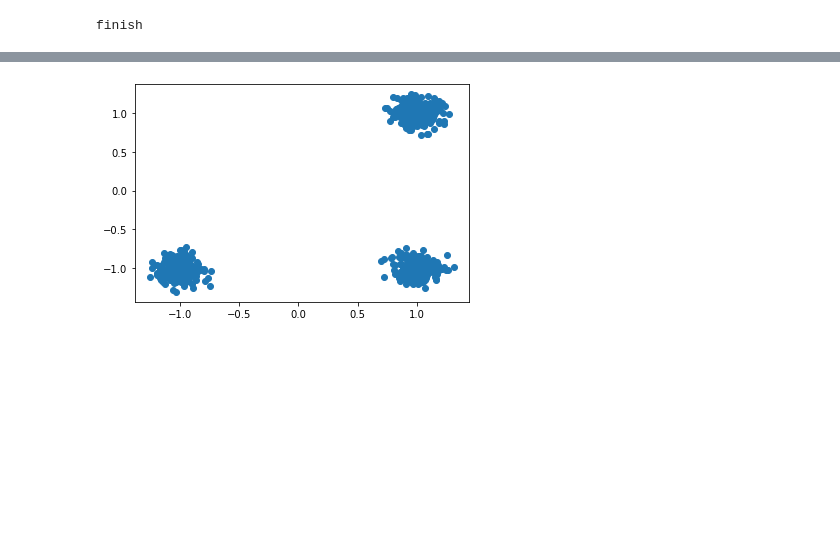
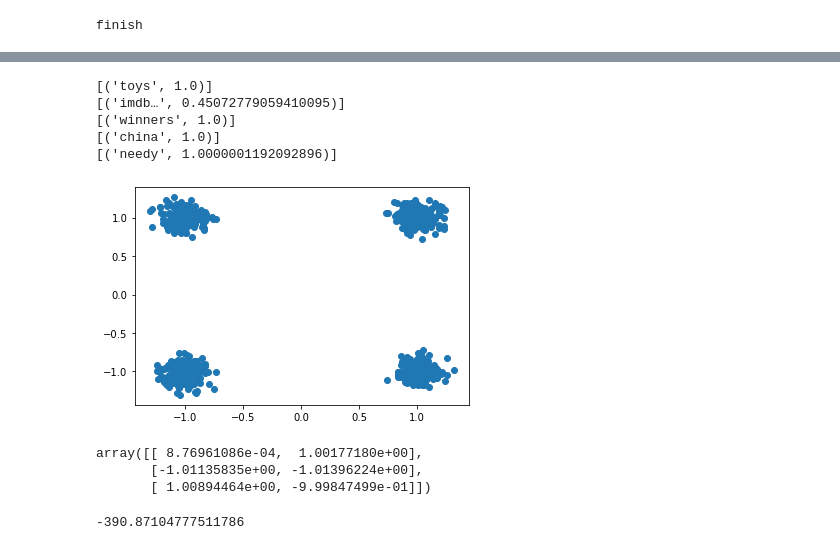
Before and after one commit to Isyohan/WeakSignalsBLM, a Jupyter notebook: BLM_Clustering.ipynb, the cells around one changed output, grey strips where cells are left out. Cells and saved outputs as stored; diff of their text form; code cells hidden in the pictures; blank space fills up the shorter version.

```diff
--- a/BLM_Clustering.ipynb
+++ b/BLM_Clustering.ipynb
@@ -251,18 +308,25 @@ for i in range(len(list_of_centroids_with_words[0])):
+# %%
+for i in range(len(list_of_centroids[0])):
+    print(word_vectors.similar_by_vector(list_of_centroids[120][i],topn=1))
+# %% [output]
+[('toys', 1.0)]
+[('imdb…', 0.45072779059410095)]
+[('winners', 1.0)]
+[('china', 1.0)]
+[('needy', 1.0000001192092896)]
 # %%
 from sklearn.datasets import make_blobs
 from sklearn.preprocessing import StandardScaler
 
-centers = [[1, 1], [-1, -1], [1, -1]]
-def my_init(X,n_clusters):
-    centroids=np.array([[1, 1], [-1, -1], [1, -1]])
-    return centroids
+centers = [[1, 1], [-1, -1], [1, -1],[-1, 1]]
+
 X1, labels_true = make_blobs(
     n_samples=750, centers=centers, cluster_std=0.1, random_state=0
 )
 
 X = StandardScaler().fit_transform(X1)
 
 plt.scatter(X1[:, 0], X1[:, 1])
 plt.show()
 # %% [output]
-[figure, old version]
+[figure, new version]
@@ -268,0 +339,11 @@ plt.show()
+# %%
+test.fit(X1)
+test.cluster_centers_
+# %% [output]
+array([[ 8.76961086e-04,  1.00177180e+00],
+       [-1.01135835e+00, -1.01396224e+00],
+       [ 1.00894464e+00, -9.99847499e-01]])
+# %%
+test.score(X1)
+# %% [output]
+-390.87104777511786
```
Also changed, not shown: parts of 10 cells of this notebook.
